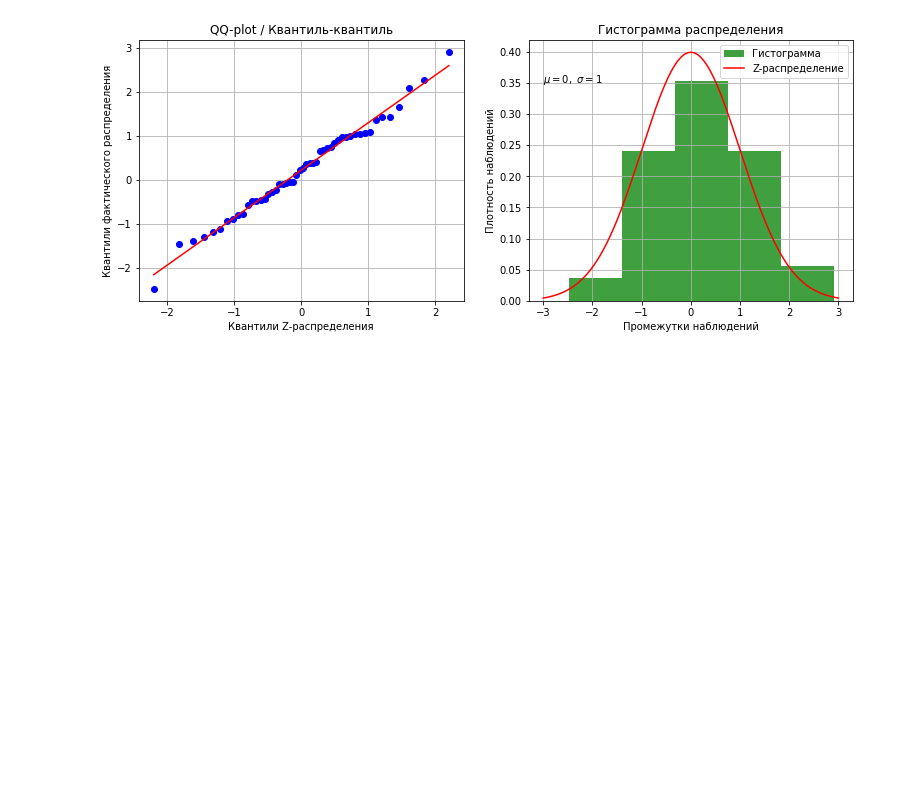
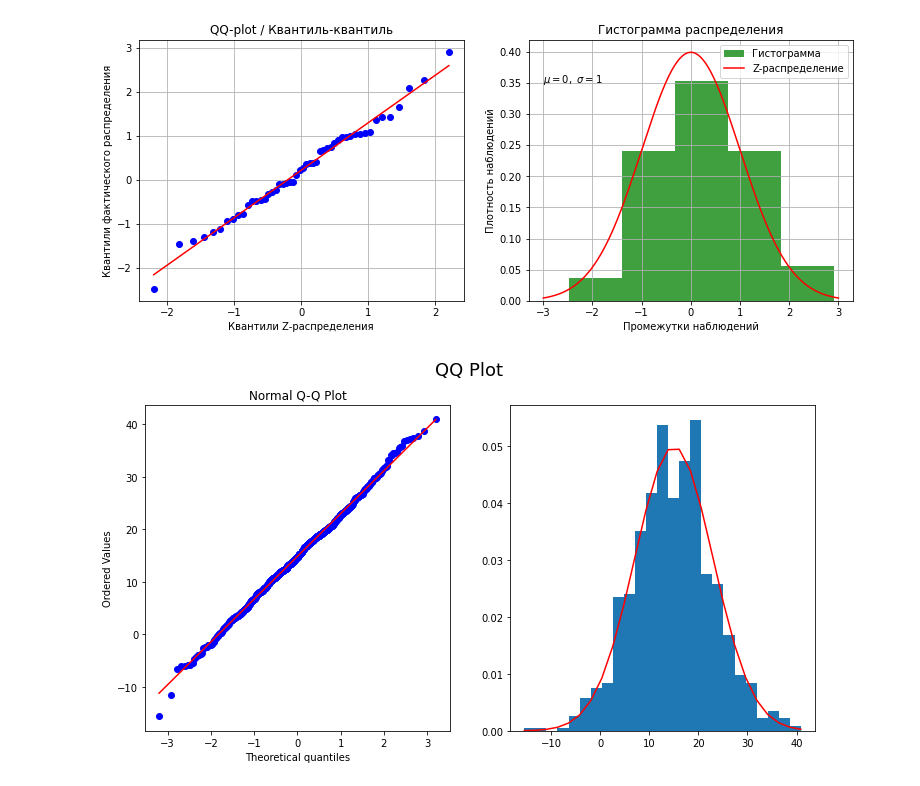
Before and after one commit to artemsaw/statistics_basic, a Jupyter notebook: qq_plot_1.ipynb, the cells around one changed output. Cells and saved outputs as stored; diff of their text form; code cells hidden in the pictures; blank space fills up the shorter version.

Commit message:
Добавлен более простой график QQ-plot

```diff
--- a/qq_plot_1.ipynb
+++ b/qq_plot_1.ipynb
@@ -34,3 +34,31 @@ plt.legend()  # Показать легенду
 plt.show()  # Показать фигуру
 # %% [output]
 [figure]
+# %%
+import numpy as np
+import scipy.stats as stats
+import matplotlib.pyplot as plt
+
+plt.rcParams['figure.figsize'] = [12, 6]
+
+mu, sigma = 15, 8
+n = 1000 # с ростом числа точек в распределении qq-plot стремится к прямой
+sequence = np.random.normal(mu, sigma, n)
+
+
+fig, (ax1, ax2) = plt.subplots(1, 2)
+fig.suptitle('QQ Plot', fontsize=18)
+
+# Q-Q Plot graph
+stats.probplot(sequence, dist="norm", plot=ax1)
+ax1.set_title("Normal Q-Q Plot")
+
+# normal distribution histogram + distribution
+count, bins, _ = ax2.hist(sequence, 25, density=True)
+p_x = 1/(sigma * np.sqrt(2 * np.pi)) * np.exp( - (bins - mu)**2 / (2 * sigma**2) )
+ax2.plot(bins, p_x, color='r')
+
+
+plt.show()
+# %% [output]
+[figure, added]
```
